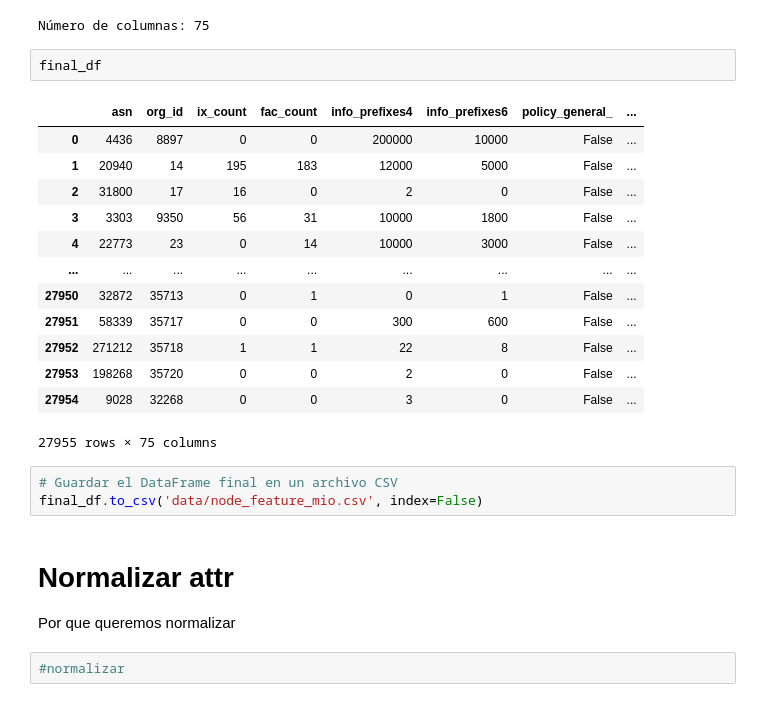
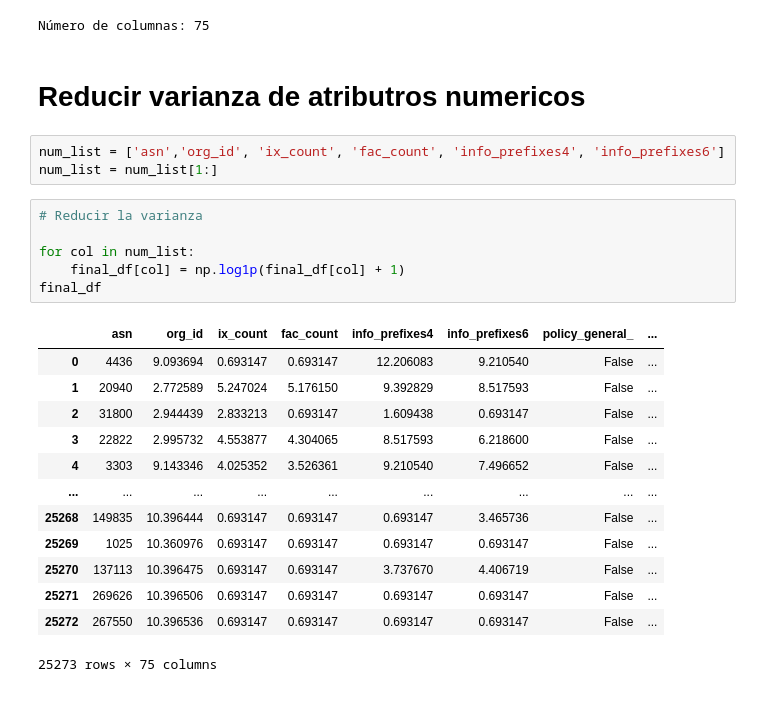
Before and after one commit to valesteban/TrabajoTesis, a Jupyter notebook: create_graph.ipynb, the cells around one changed output. Drawn from its saved outputs; the diff is of its cells as text.

Commit message:
reducción varianza y normalizacion
de los atributos sacados de peeringDB y agregarlo al flujo del código

```diff
--- a/create_graph.ipynb
+++ b/create_graph.ipynb
@@ -239,27 +242,28 @@ num_columns = final_df.shape[1]
 print(f'Número de columnas: {num_columns}')
 # %% [output]
 Número de columnas: 75
-# %%
-final_df
-# %% [output]
-|  | asn | org_id | ix_count | fac_count | info_prefixes4 | info_prefixes6 | policy_general_ | ... |
-| 0 | 4436 | 8897 | 0 | 0 | 200000 | 10000 | False | ... |
-| 1 | 20940 | 14 | 195 | 183 | 12000 | 5000 | False | ... |
-| 2 | 31800 | 17 | 16 | 0 | 2 | 0 | False | ... |
-| 3 | 3303 | 9350 | 56 | 31 | 10000 | 1800 | False | ... |
-| 4 | 22773 | 23 | 0 | 14 | 10000 | 3000 | False | ... |
-| ... | ... | ... | ... | ... | ... | ... | ... | ... |
-| 27950 | 32872 | 35713 | 0 | 1 | 0 | 1 | False | ... |
-| 27951 | 58339 | 35717 | 0 | 0 | 300 | 600 | False | ... |
-| 27952 | 271212 | 35718 | 1 | 1 | 22 | 8 | False | ... |
-| 27953 | 198268 | 35720 | 0 | 0 | 2 | 0 | False | ... |
-| 27954 | 9028 | 32268 | 0 | 0 | 3 | 0 | False | ... |
-27955 rows × 75 columns
-# %%
-# Guardar el DataFrame final en un archivo CSV
-final_df.to_csv('data/node_feature_mio.csv', index=False)
 # %% [markdown]
-# Normalizar attr
-Por que queremos normalizar
+# Reducir varianza de atributros numericos
 # %%
-#normalizar
+num_list = ['asn','org_id', 'ix_count', 'fac_count', 'info_prefixes4', 'info_prefixes6']
+num_list = num_list[1:]
+# %%
+# Reducir la varianza
+
+for col in num_list:
+    final_df[col] = np.log1p(final_df[col] + 1)
+final_df
+# %% [output]
+|  | asn | org_id | ix_count | fac_count | info_prefixes4 | info_prefixes6 | policy_general_ | ... |
+| 0 | 4436 | 9.093694 | 0.693147 | 0.693147 | 12.206083 | 9.210540 | False | ... |
+| 1 | 20940 | 2.772589 | 5.247024 | 5.176150 | 9.392829 | 8.517593 | False | ... |
+| 2 | 31800 | 2.944439 | 2.833213 | 0.693147 | 1.609438 | 0.693147 | False | ... |
+| 3 | 22822 | 2.995732 | 4.553877 | 4.304065 | 8.517593 | 6.218600 | False | ... |
+| 4 | 3303 | 9.143346 | 4.025352 | 3.526361 | 9.210540 | 7.496652 | False | ... |
+| ... | ... | ... | ... | ... | ... | ... | ... | ... |
+| 25268 | 149835 | 10.396444 | 0.693147 | 0.693147 | 0.693147 | 3.465736 | False | ... |
+| 25269 | 1025 | 10.360976 | 0.693147 | 0.693147 | 0.693147 | 0.693147 | False | ... |
+| 25270 | 137113 | 10.396475 | 0.693147 | 0.693147 | 3.737670 | 4.406719 | False | ... |
+| 25271 | 269626 | 10.396506 | 0.693147 | 0.693147 | 0.693147 | 0.693147 | False | ... |
+| 25272 | 267550 | 10.396536 | 0.693147 | 0.693147 | 0.693147 | 0.693147 | False | ... |
+25273 rows × 75 columns
```
Also changed, not shown: parts of 9 cells of this notebook, 3 other files.
